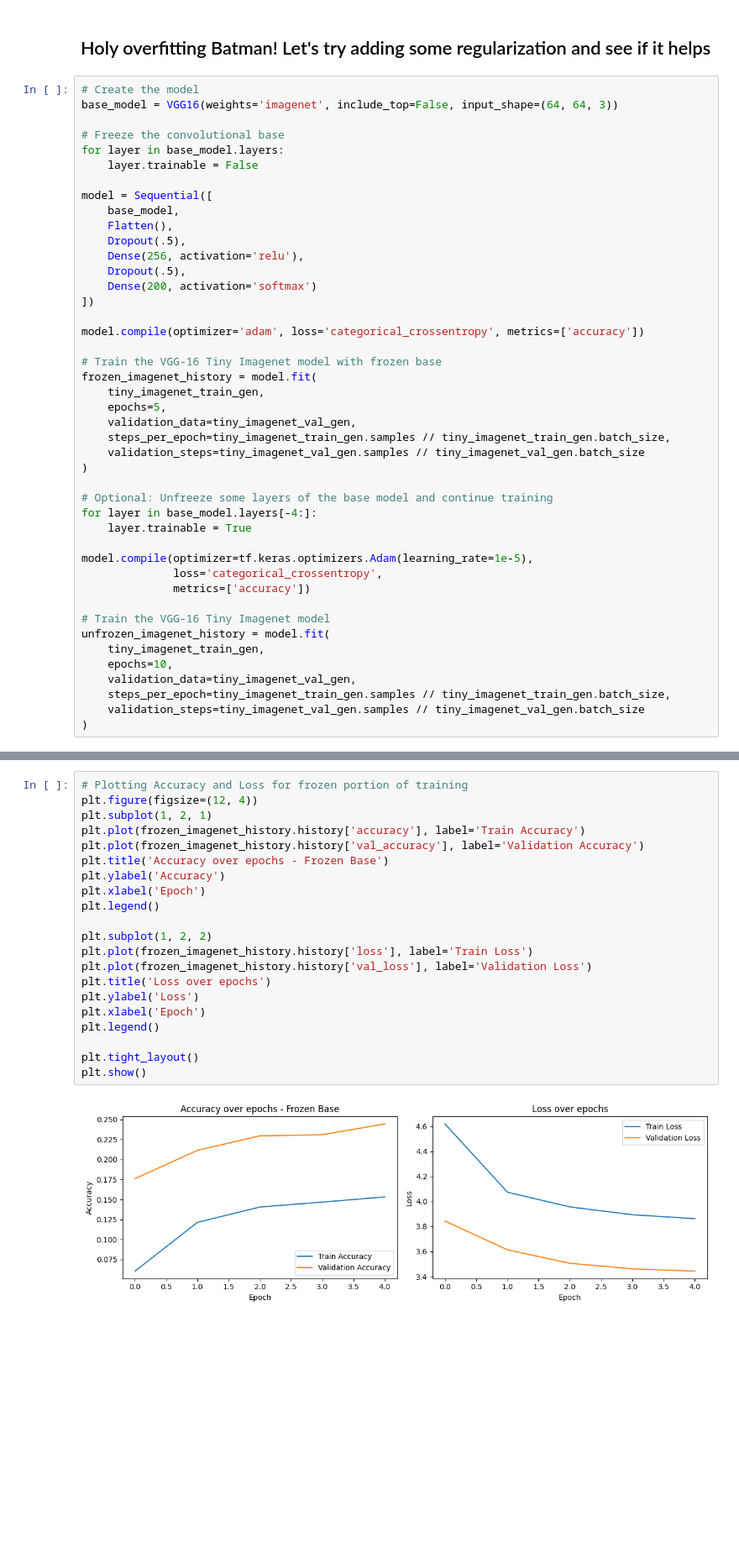
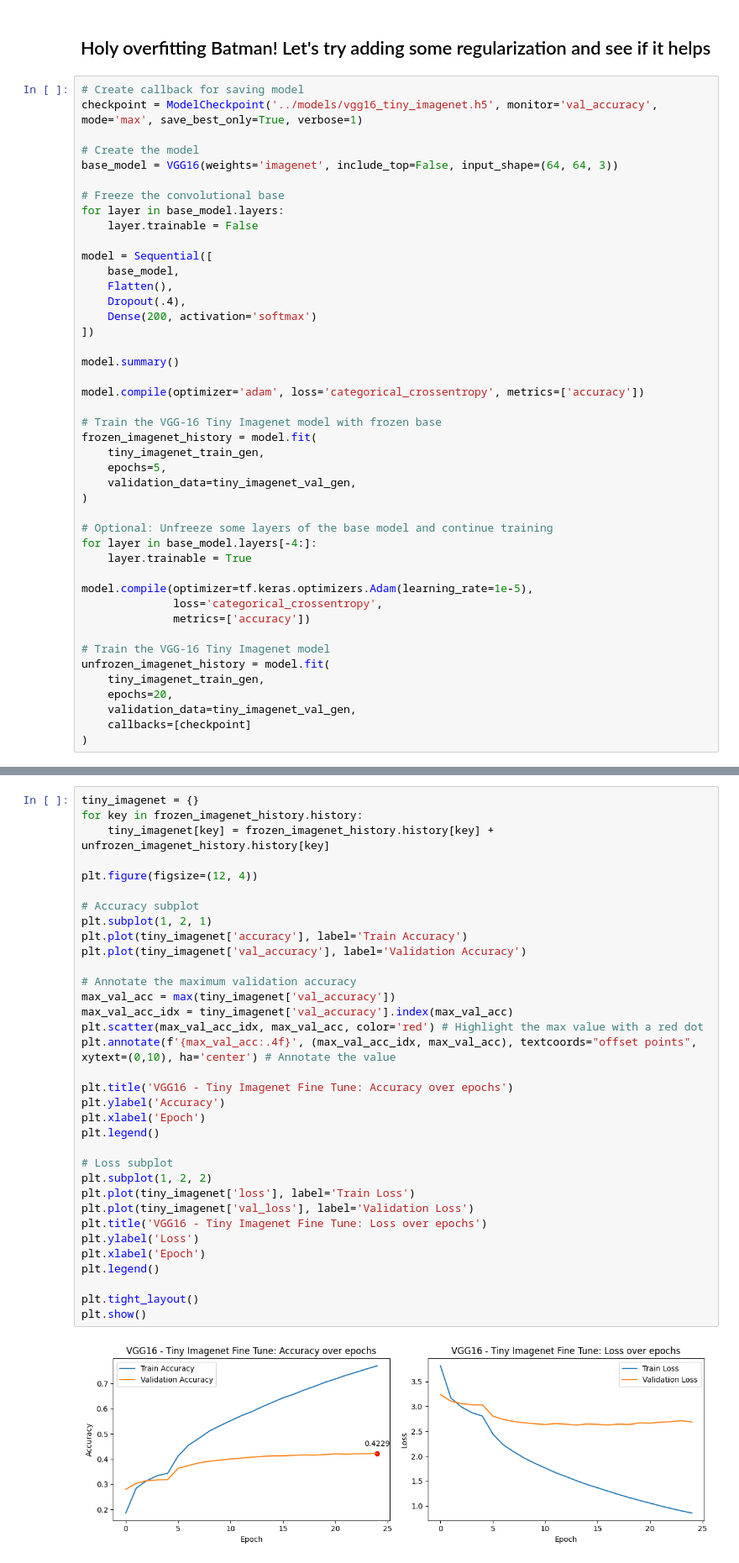
Before and after one commit to rlnasuti/cs5870-assignment1, a Jupyter notebook: notebooks/vgg16.ipynb, the cells around one changed output, grey strips where cells are left out. Shown at 84% size. Drawn from its saved outputs; the diff is of its cells as text; blank space fills up the shorter version.

```diff
--- a/notebooks/vgg16.ipynb
+++ b/notebooks/vgg16.ipynb
@@ -559,6 +661,9 @@ plt.show()
 # %% [markdown]
 ## Holy overfitting Batman! Let's try adding some regularization and see if it helps
 # %%
+# Create callback for saving model
+checkpoint = ModelCheckpoint('../models/vgg16_tiny_imagenet.h5', monitor='val_accuracy', mode='max', save_best_only=True, verbose=1)
+
 # Create the model
 base_model = VGG16(weights='imagenet', include_top=False, input_shape=(64, 64, 3))
 
@@ -569,11 +674,11 @@ for layer in base_model.layers:
 model = Sequential([
     base_model,
     Flatten(),
-    Dropout(.5),
-    Dense(256, activation='relu'),
-    Dropout(.5),
+    Dropout(.4),
     Dense(200, activation='softmax')
 ])
+
+model.summary()
 
 model.compile(optimizer='adam', loss='categorical_crossentropy', metrics=['accuracy'])
 
@@ -582,8 +687,6 @@ frozen_imagenet_history = model.fit(
     tiny_imagenet_train_gen,
     epochs=5,
     validation_data=tiny_imagenet_val_gen,
-    steps_per_epoch=tiny_imagenet_train_gen.samples // tiny_imagenet_train_gen.batch_size,
-    validation_steps=tiny_imagenet_val_gen.samples // tiny_imagenet_val_gen.batch_size
 )
 
 # Optional: Unfreeze some layers of the base model and continue training
@@ -597,9 +700,8 @@ model.compile(optimizer=tf.keras.optimizers.Adam(learning_rate=1e-5),
 # Train the VGG-16 Tiny Imagenet model
 unfrozen_imagenet_history = model.fit(
     tiny_imagenet_train_gen,
-    epochs=10,
+    epochs=20,
     validation_data=tiny_imagenet_val_gen,
-    steps_per_epoch=tiny_imagenet_train_gen.samples // tiny_imagenet_train_gen.batch_size,
-    validation_steps=tiny_imagenet_val_gen.samples // tiny_imagenet_val_gen.batch_size
+    callbacks=[checkpoint]
 )
 # %% [output]
@@ -623,23 +742,36 @@ Epoch 10/10
 # %%
-# Plotting Accuracy and Loss for frozen portion of training
+tiny_imagenet = {}
+for key in frozen_imagenet_history.history:
+    tiny_imagenet[key] = frozen_imagenet_history.history[key] + unfrozen_imagenet_history.history[key]
+
 plt.figure(figsize=(12, 4))
+
+# Accuracy subplot
 plt.subplot(1, 2, 1)
-plt.plot(frozen_imagenet_history.history['accuracy'], label='Train Accuracy')
-plt.plot(frozen_imagenet_history.history['val_accuracy'], label='Validation Accuracy')
-plt.title('Accuracy over epochs - Frozen Base')
+plt.plot(tiny_imagenet['accuracy'], label='Train Accuracy')
+plt.plot(tiny_imagenet['val_accuracy'], label='Validation Accuracy')
+
+# Annotate the maximum validation accuracy
+max_val_acc = max(tiny_imagenet['val_accuracy'])
+max_val_acc_idx = tiny_imagenet['val_accuracy'].index(max_val_acc)
+plt.scatter(max_val_acc_idx, max_val_acc, color='red') # Highlight the max value with a red dot
+plt.annotate(f'{max_val_acc:.4f}', (max_val_acc_idx, max_val_acc), textcoords="offset points", xytext=(0,10), ha='center') # Annotate the value
+
+plt.title('VGG16 - Tiny Imagenet Fine Tune: Accuracy over epochs')
 plt.ylabel('Accuracy')
 plt.xlabel('Epoch')
 plt.legend()
 
+# Loss subplot
 plt.subplot(1, 2, 2)
-plt.plot(frozen_imagenet_history.history['loss'], label='Train Loss')
-plt.plot(frozen_imagenet_history.history['val_loss'], label='Validation Loss')
-plt.title('Loss over epochs')
+plt.plot(tiny_imagenet['loss'], label='Train Loss')
+plt.plot(tiny_imagenet['val_loss'], label='Validation Loss')
+plt.title('VGG16 - Tiny Imagenet Fine Tune: Loss over epochs')
 plt.ylabel('Loss')
 plt.xlabel('Epoch')
 plt.legend()
 
 plt.tight_layout()
 plt.show()
 # %% [output]
-[figure, old version]
+[figure, new version]
```
Also changed, not shown: parts of 22 cells of this notebook, 3 other files.
